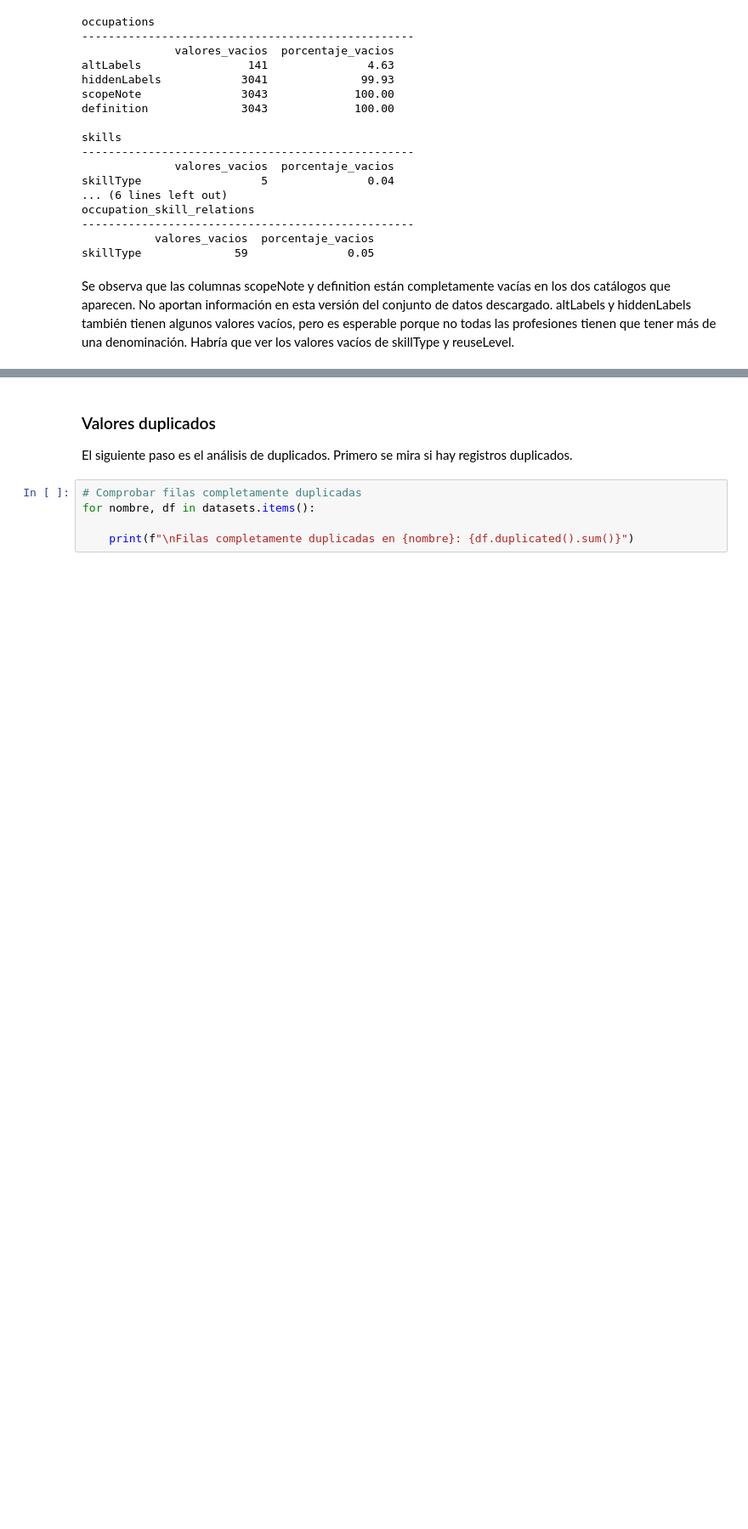
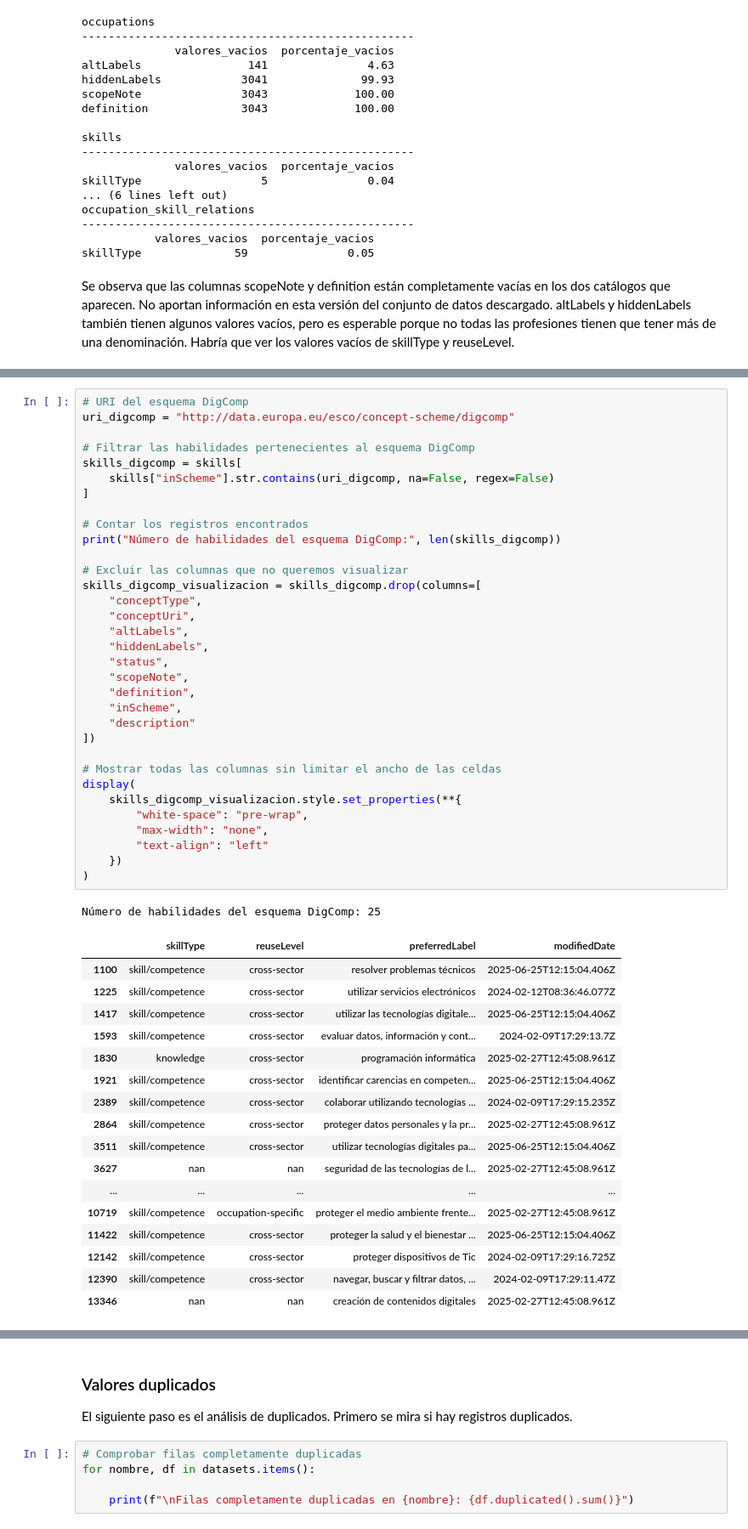
Before and after one commit to AlejandroAloVic/Proyecto-Grupal-Evolve, a Jupyter notebook: notebooks/01_eda_esco.ipynb, the cells around one changed output, grey strips where cells are left out. Shown at 85% size. Saved outputs shown, nothing was run; the diff lists cells and outputs as text; blank space fills up the shorter version.

```diff
--- a/notebooks/01_eda_esco.ipynb
+++ b/notebooks/01_eda_esco.ipynb
@@ -457,0 +492,52 @@ Se observa que las columnas scopeNote y definition están completamente vacías
+# %%
+# URI del esquema DigComp
+uri_digcomp = "http://data.europa.eu/esco/concept-scheme/digcomp"
+
+# Filtrar las habilidades pertenecientes al esquema DigComp
+skills_digcomp = skills[
+    skills["inScheme"].str.contains(uri_digcomp, na=False, regex=False)
+]
+
+# Contar los registros encontrados
+print("Número de habilidades del esquema DigComp:", len(skills_digcomp))
+
+# Excluir las columnas que no queremos visualizar
+skills_digcomp_visualizacion = skills_digcomp.drop(columns=[
+    "conceptType",
+    "conceptUri",
+    "altLabels",
+    "hiddenLabels",
+    "status",
+    "scopeNote",
+    "definition",
+    "inScheme",
+    "description"
+])
+
+# Mostrar todas las columnas sin limitar el ancho de las celdas
+display(
+    skills_digcomp_visualizacion.style.set_properties(**{
+        "white-space": "pre-wrap",
+        "max-width": "none",
+        "text-align": "left"
+    })
+)
+# %% [output]
+Número de habilidades del esquema DigComp: 25
+|  | skillType | reuseLevel | preferredLabel | modifiedDate |
+| 1100 | skill/competence | cross-sector | resolver problemas técnicos | 2025-06-25T12:15:04.406Z |
+| 1225 | skill/competence | cross-sector | utilizar servicios electrónicos | 2024-02-12T08:36:46.077Z |
+| 1417 | skill/competence | cross-sector | utilizar las tecnologías digitale... | 2025-06-25T12:15:04.406Z |
+| 1593 | skill/competence | cross-sector | evaluar datos, información y cont... | 2024-02-09T17:29:13.7Z |
+| 1830 | knowledge | cross-sector | programación informática | 2025-02-27T12:45:08.961Z |
+| 1921 | skill/competence | cross-sector | identificar carencias en competen... | 2025-06-25T12:15:04.406Z |
+| 2389 | skill/competence | cross-sector | colaborar utilizando tecnologías ... | 2024-02-09T17:29:15.235Z |
+| 2864 | skill/competence | cross-sector | proteger datos personales y la pr... | 2025-02-27T12:45:08.961Z |
+| 3511 | skill/competence | cross-sector | utilizar tecnologías digitales pa... | 2025-06-25T12:15:04.406Z |
+| 3627 | nan | nan | seguridad de las tecnologías de l... | 2025-02-27T12:45:08.961Z |
+| ... | ... | ... | ... | ... |
+| 10719 | skill/competence | occupation-specific | proteger el medio ambiente frente... | 2025-02-27T12:45:08.961Z |
+| 11422 | skill/competence | cross-sector | proteger la salud y el bienestar ... | 2025-06-25T12:15:04.406Z |
+| 12142 | skill/competence | cross-sector | proteger dispositivos de Tic | 2024-02-09T17:29:16.725Z |
+| 12390 | skill/competence | cross-sector | navegar, buscar y filtrar datos, ... | 2024-02-09T17:29:11.47Z |
+| 13346 | nan | nan | creación de contenidos digitales | 2025-02-27T12:45:08.961Z |
```
Also changed, not shown: parts of 14 cells of this notebook.
